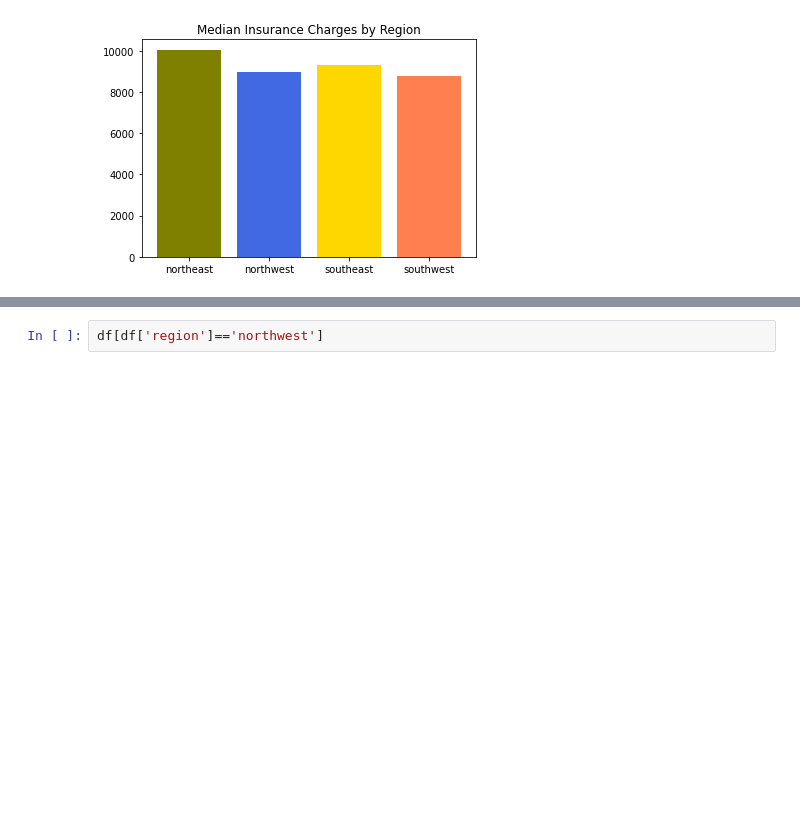
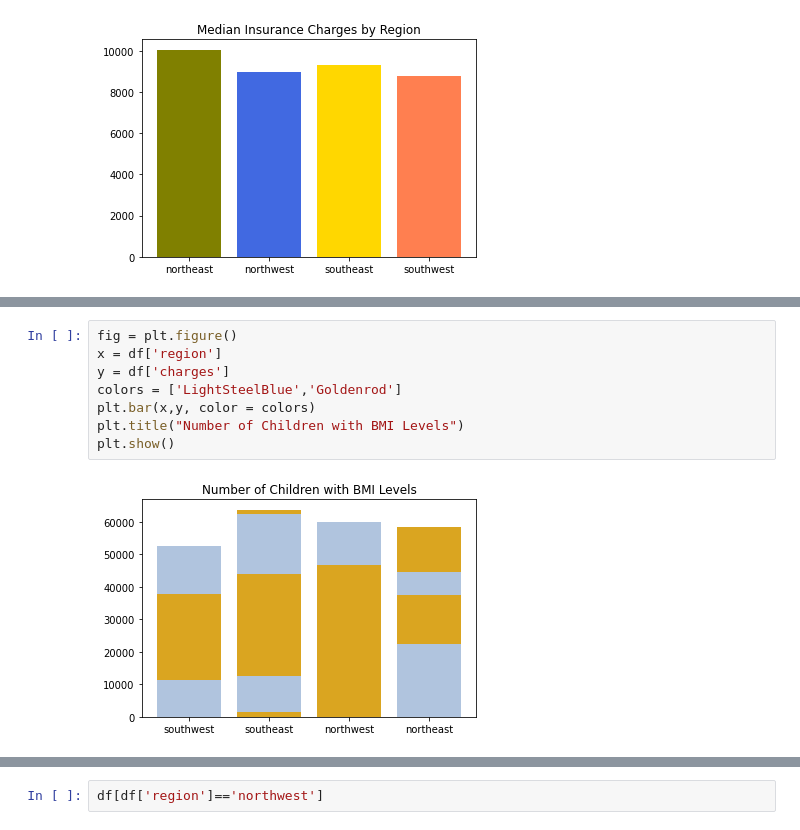
Before and after one commit to graceuche/northeastern-final-project, a Jupyter notebook: notebook.ipynb, the cells around one changed output, grey strips where cells are left out. Saved outputs shown, nothing was run; the diff lists cells and outputs as text; blank space fills up the shorter version.

```diff
--- a/notebook.ipynb
+++ b/notebook.ipynb
@@ -126,0 +147,10 @@ plt.show()
+# %%
+fig = plt.figure()
+x = df['region']
+y = df['charges']
+colors = ['LightSteelBlue','Goldenrod']
+plt.bar(x,y, color = colors)
+plt.title("Number of Children with BMI Levels")
+plt.show()
+# %% [output]
+[figure, added]
```
Also changed, not shown: parts of 7 cells of this notebook, 1 other file.
